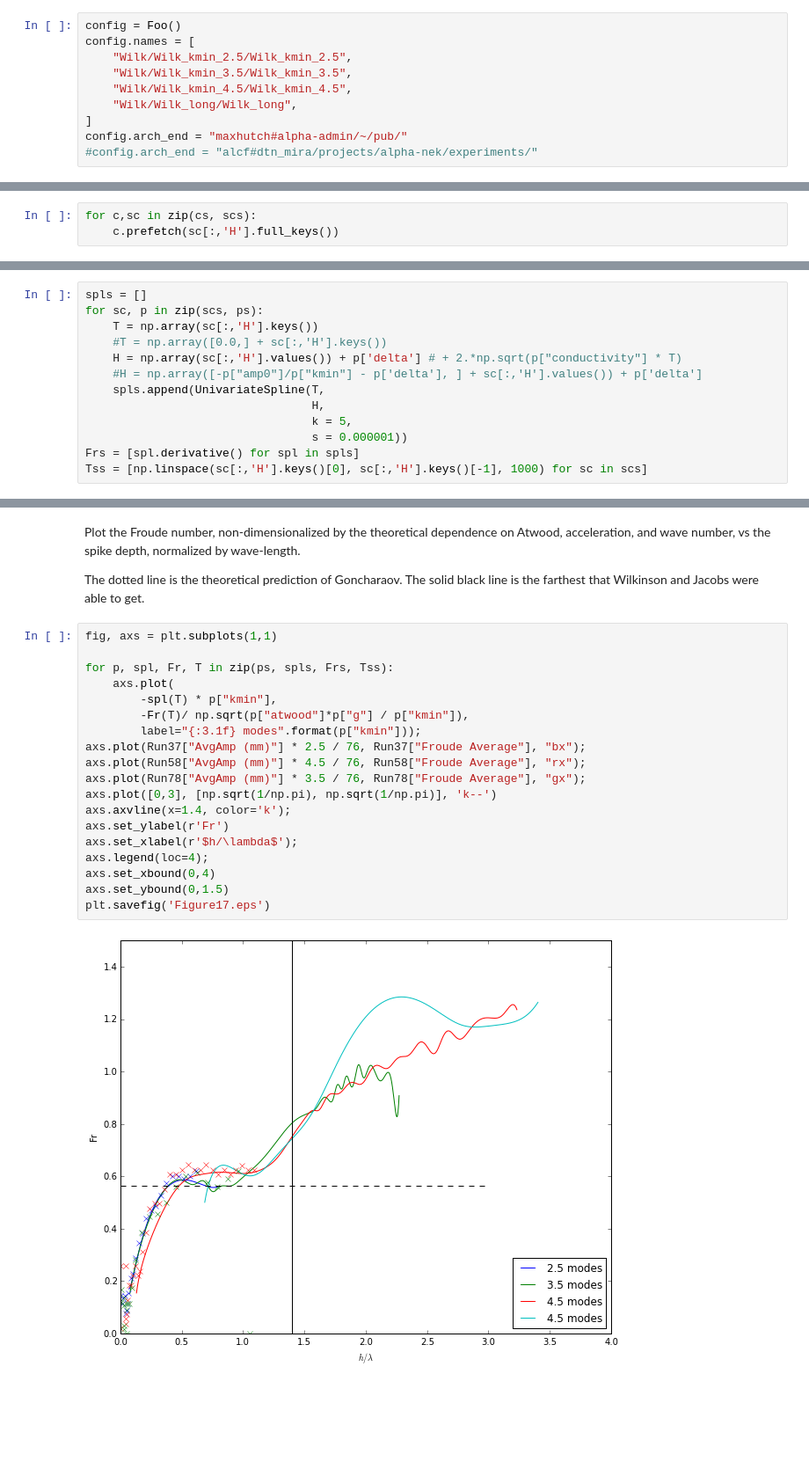
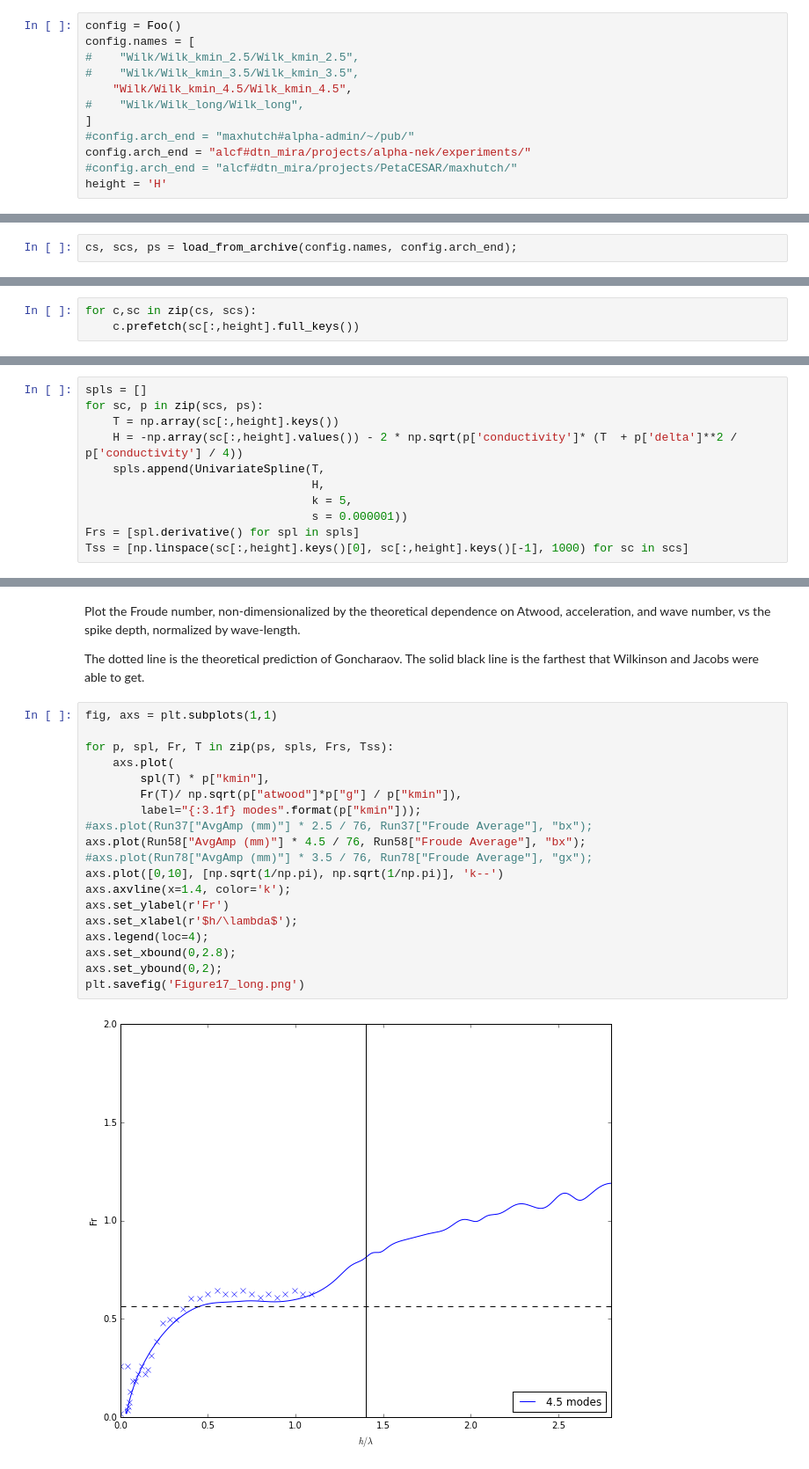
Before and after one commit to maxhutch/thesis-notebooks, a Jupyter notebook: WilkinsonAndJacobs.ipynb, the cells around one changed output, grey strips where cells are left out. Shown: that part at 88% size. Cells and saved outputs as stored; diff of their text form; blank space fills up the shorter version.

```diff
--- a/WilkinsonAndJacobs.ipynb
+++ b/WilkinsonAndJacobs.ipynb
@@ -28,12 +47,14 @@ Configuration for this figure.
 # %%
 config = Foo()
 config.names = [
-    "Wilk/Wilk_kmin_2.5/Wilk_kmin_2.5",
-    "Wilk/Wilk_kmin_3.5/Wilk_kmin_3.5",
+#    "Wilk/Wilk_kmin_2.5/Wilk_kmin_2.5",
+#    "Wilk/Wilk_kmin_3.5/Wilk_kmin_3.5",
     "Wilk/Wilk_kmin_4.5/Wilk_kmin_4.5",
-    "Wilk/Wilk_long/Wilk_long",
+#    "Wilk/Wilk_long/Wilk_long",
 ]
-config.arch_end = "maxhutch#alpha-admin/~/pub/"
-#config.arch_end = "alcf#dtn_mira/projects/alpha-nek/experiments/"
+#config.arch_end = "maxhutch#alpha-admin/~/pub/"
+config.arch_end = "alcf#dtn_mira/projects/alpha-nek/experiments/"
+#config.arch_end = "alcf#dtn_mira/projects/PetaCESAR/maxhutch/"
+height = 'H'
 # %% [markdown]
 Open a chest located on a remote globus endpoint and load a remote json configuration file.
@@ -56,24 +61,24 @@ for name in config.names:
+# %%
+cs, scs, ps = load_from_archive(config.names, config.arch_end);
 # %% [markdown]
 We want to plot the spike depth, which is the 'H' field in the chest.
 Chests can prefetch lists of keys more quickly than individual ones, so we'll prefetch the keys we want.
 # %%
 for c,sc in zip(cs, scs):
-    c.prefetch(sc[:,'H'].full_keys())
+    c.prefetch(sc[:,height].full_keys())
 # %% [markdown]
 Use a spline to compute the derivative of 'H' vs time: the Froude number.
 # %%
 spls = []
 for sc, p in zip(scs, ps):
-    T = np.array(sc[:,'H'].keys())
-    #T = np.array([0.0,] + sc[:,'H'].keys())
-    H = np.array(sc[:,'H'].values()) + p['delta'] # + 2.*np.sqrt(p["conductivity"] * T)
-    #H = np.array([-p["amp0"]/p["kmin"] - p['delta'], ] + sc[:,'H'].values()) + p['delta']
+    T = np.array(sc[:,height].keys())
+    H = -np.array(sc[:,height].values()) - 2 * np.sqrt(p['conductivity']* (T  + p['delta']**2 / p['conductivity'] / 4))
     spls.append(UnivariateSpline(T,
                                  H,
                                  k = 5,
                                  s = 0.000001))
 Frs = [spl.derivative() for spl in spls]
-Tss = [np.linspace(sc[:,'H'].keys()[0], sc[:,'H'].keys()[-1], 1000) for sc in scs]
+Tss = [np.linspace(sc[:,height].keys()[0], sc[:,height].keys()[-1], 1000) for sc in scs]
 # %%
 Run37 = pd.DataFrame.from_csv('WRun37 4.49.56 PM 7_3_07.txt', sep='\t')
 Run58 = pd.DataFrame.from_csv('WRun058 4.32.52 PM 7_3_07.txt', sep='\t')
@@ -85,24 +90,24 @@ The dotted line is the theoretical prediction of Goncharaov.  The solid black li
 # %%
 fig, axs = plt.subplots(1,1)
 
 for p, spl, Fr, T in zip(ps, spls, Frs, Tss):
     axs.plot(
-        -spl(T) * p["kmin"],
-        -Fr(T)/ np.sqrt(p["atwood"]*p["g"] / p["kmin"]),
+        spl(T) * p["kmin"],
+        Fr(T)/ np.sqrt(p["atwood"]*p["g"] / p["kmin"]),
         label="{:3.1f} modes".format(p["kmin"]));
-axs.plot(Run37["AvgAmp (mm)"] * 2.5 / 76, Run37["Froude Average"], "bx");
-axs.plot(Run58["AvgAmp (mm)"] * 4.5 / 76, Run58["Froude Average"], "rx");
-axs.plot(Run78["AvgAmp (mm)"] * 3.5 / 76, Run78["Froude Average"], "gx");
-axs.plot([0,3], [np.sqrt(1/np.pi), np.sqrt(1/np.pi)], 'k--')
+#axs.plot(Run37["AvgAmp (mm)"] * 2.5 / 76, Run37["Froude Average"], "bx");
+axs.plot(Run58["AvgAmp (mm)"] * 4.5 / 76, Run58["Froude Average"], "bx");
+#axs.plot(Run78["AvgAmp (mm)"] * 3.5 / 76, Run78["Froude Average"], "gx");
+axs.plot([0,10], [np.sqrt(1/np.pi), np.sqrt(1/np.pi)], 'k--')
 axs.axvline(x=1.4, color='k');
 axs.set_ylabel(r'Fr')
 axs.set_xlabel(r'$h/\lambda$');
 axs.legend(loc=4);
-axs.set_xbound(0,4)
-axs.set_ybound(0,1.5)
-plt.savefig('Figure17.eps')
+axs.set_xbound(0,2.8);
+axs.set_ybound(0,2);
+plt.savefig('Figure17_long.png')
 # %% [output]
-[figure, old version]
+[figure, new version]
 # %%
 fig, axs = plt.subplots(1,1)
 
```
Also changed, not shown: parts of 5 cells of this notebook.
